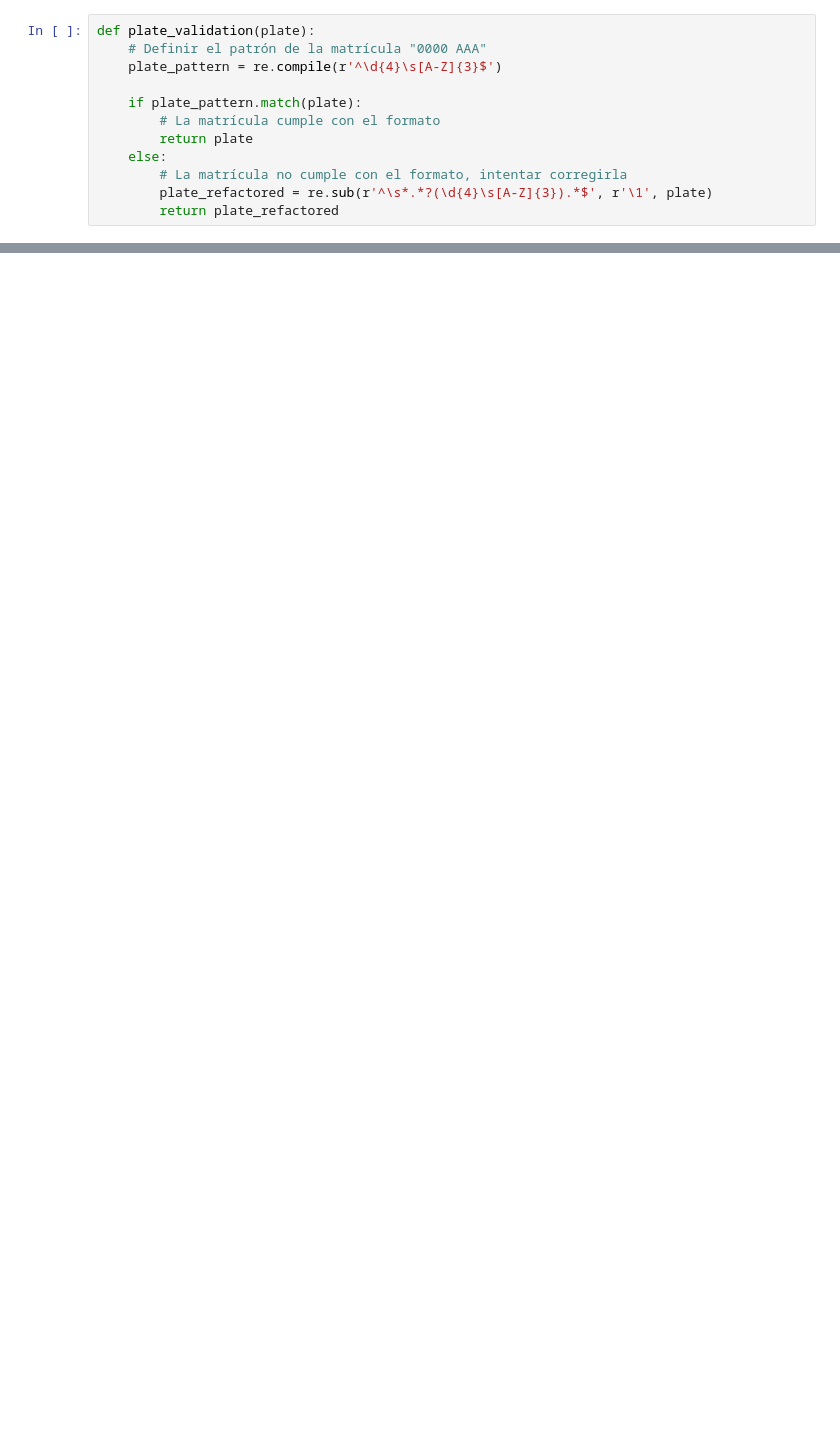
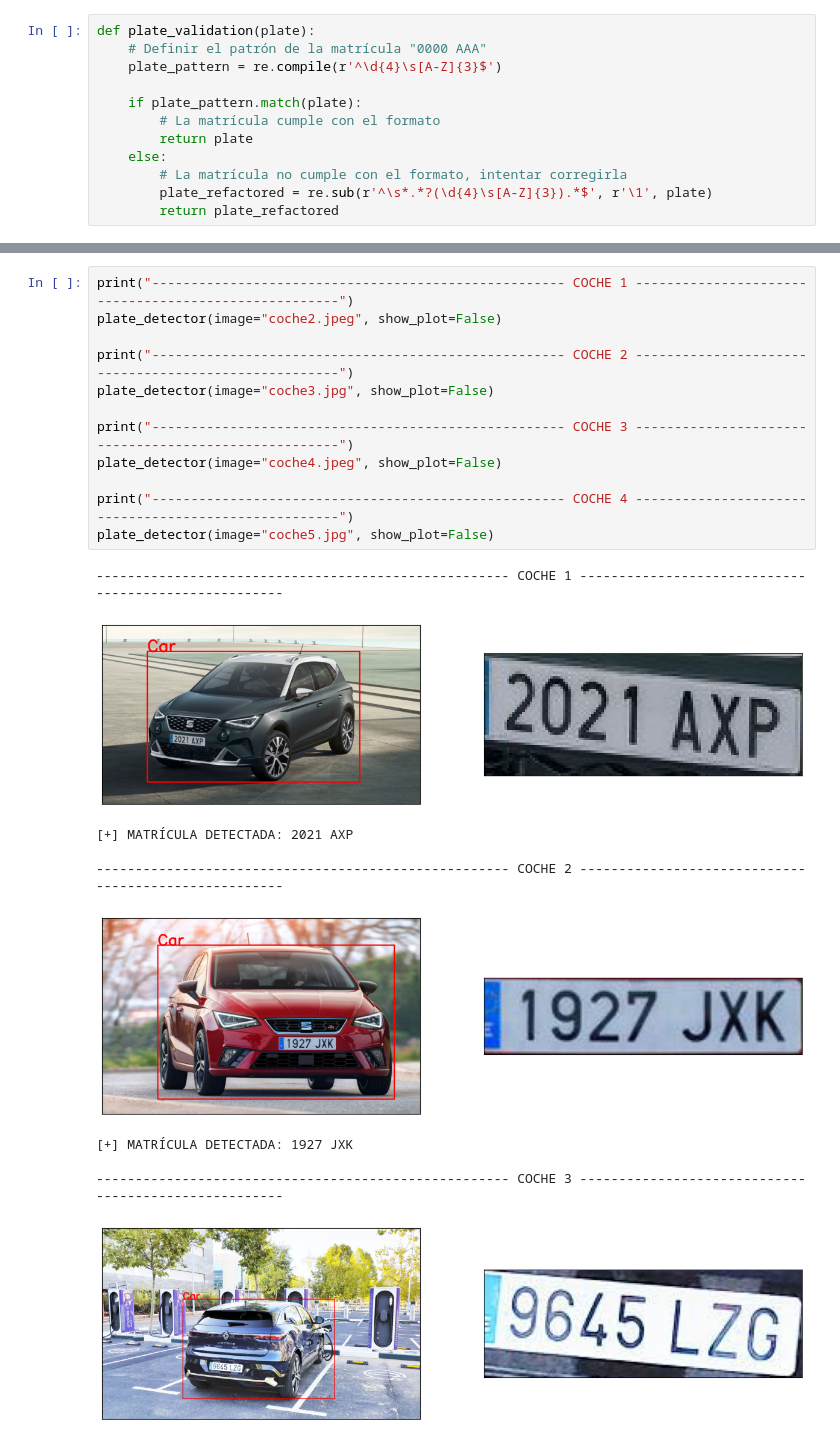
Before and after one commit to danibetzamora/VC, a Jupyter notebook: Práctica 5/Tarea 1.ipynb, the cells around one changed output, grey strips where cells are left out. Drawn from its saved outputs; the diff is of its cells as text; blank space fills up the shorter version.

```diff
--- a/Práctica 5/Tarea 1.ipynb
+++ b/Práctica 5/Tarea 1.ipynb
@@ -167,0 +127,23 @@ Matrícula: >
+# %%
+print("----------------------------------------------------- COCHE 1 -----------------------------------------------------")
+plate_detector(image="coche2.jpeg", show_plot=False)
+
+print("----------------------------------------------------- COCHE 2 -----------------------------------------------------")
+plate_detector(image="coche3.jpg", show_plot=False)
+
+print("----------------------------------------------------- COCHE 3 -----------------------------------------------------")
+plate_detector(image="coche4.jpeg", show_plot=False)
+
+print("----------------------------------------------------- COCHE 4 -----------------------------------------------------")
+plate_detector(image="coche5.jpg", show_plot=False)
+# %% [output]
+----------------------------------------------------- COCHE 1 -----------------------------------------------------
+[figure, added]
+[+] MATRÍCULA DETECTADA: 2021 AXP
+
+----------------------------------------------------- COCHE 2 -----------------------------------------------------
+[figure, added]
+[+] MATRÍCULA DETECTADA: 1927 JXK
+
+----------------------------------------------------- COCHE 3 -----------------------------------------------------
+[figure, added]
```
Also changed, not shown: parts of 11 cells of this notebook, 9 other files.
